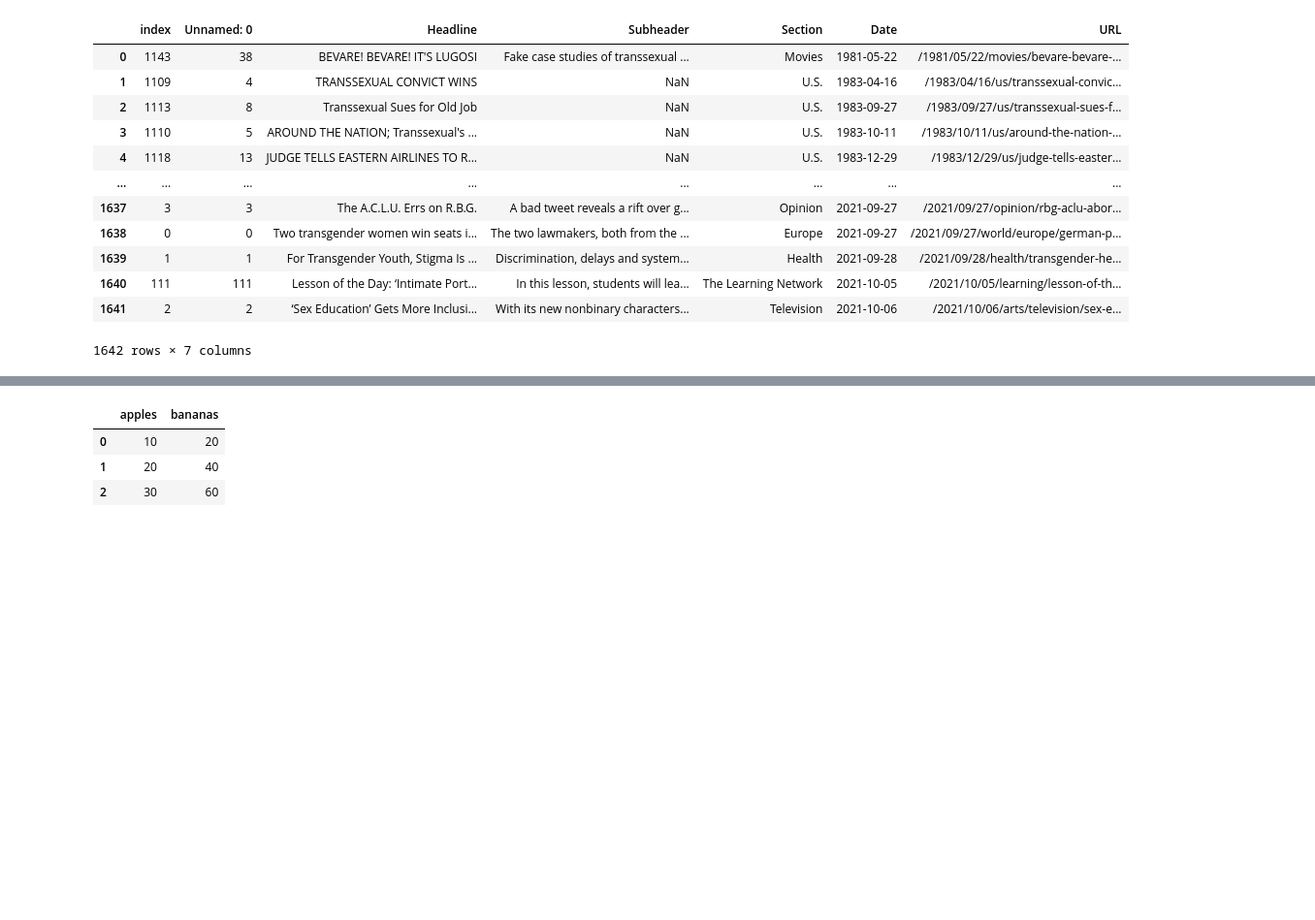
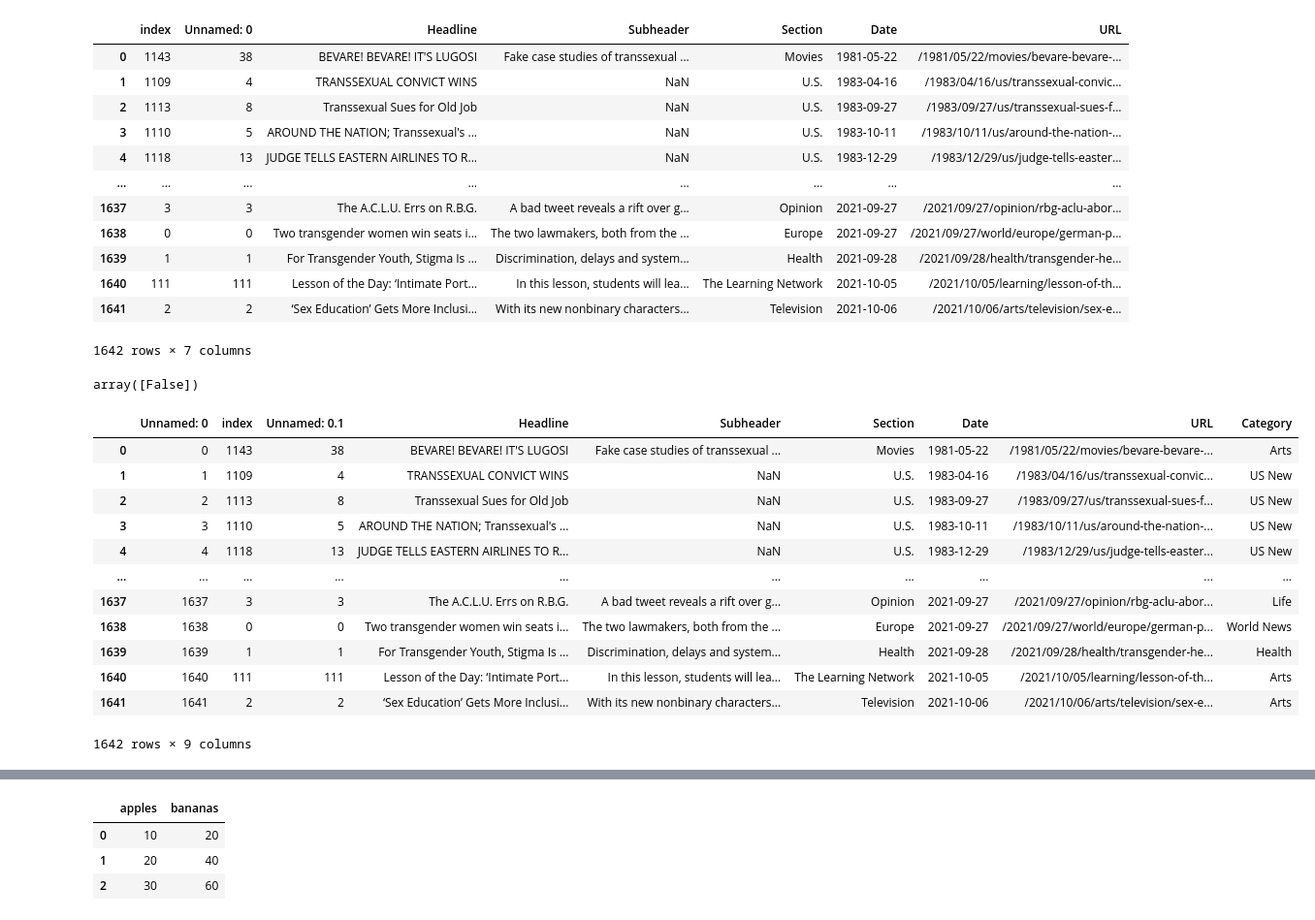
Before and after one commit to julia-claira/NYTimes_Web_Scrape, a Jupyter notebook: NYTimes_Search.ipynb, the cells around one changed output, grey strips where cells are left out. Shown: that part at 97% size. Saved outputs shown, nothing was run; the diff lists cells and outputs as text; code cells hidden in the pictures; blank space fills up the shorter version.

```diff
--- a/NYTimes_Search.ipynb
+++ b/NYTimes_Search.ipynb
@@ -324,0 +328,5 @@ for i, row in nytimes_trans_db.iterrows():
+# %%
+#checks for duplicated rows
+nytimes_trans_db.duplicated().unique()
+# %% [output]
+array([False])
@@ -324,0 +336,16 @@ for i, row in nytimes_trans_db.iterrows():
+# %%
+nytimes_trans_db
+# %% [output]
+|  | Unnamed: 0 | index | Unnamed: 0.1 | Headline | Subheader | Section | Date | URL | Category |
+| 0 | 0 | 1143 | 38 | BEVARE! BEVARE! IT'S LUGOSI | Fake case studies of transsexual ... | Movies | 1981-05-22 | /1981/05/22/movies/bevare-bevare-... | Arts |
+| 1 | 1 | 1109 | 4 | TRANSSEXUAL CONVICT WINS | NaN | U.S. | 1983-04-16 | /1983/04/16/us/transsexual-convic... | US New |
+| 2 | 2 | 1113 | 8 | Transsexual Sues for Old Job | NaN | U.S. | 1983-09-27 | /1983/09/27/us/transsexual-sues-f... | US New |
+| 3 | 3 | 1110 | 5 | AROUND THE NATION; Transsexual's ... | NaN | U.S. | 1983-10-11 | /1983/10/11/us/around-the-nation-... | US New |
+| 4 | 4 | 1118 | 13 | JUDGE TELLS EASTERN AIRLINES TO R... | NaN | U.S. | 1983-12-29 | /1983/12/29/us/judge-tells-easter... | US New |
+| ... | ... | ... | ... | ... | ... | ... | ... | ... | ... |
+| 1637 | 1637 | 3 | 3 | The A.C.L.U. Errs on R.B.G. | A bad tweet reveals a rift over g... | Opinion | 2021-09-27 | /2021/09/27/opinion/rbg-aclu-abor... | Life |
+| 1638 | 1638 | 0 | 0 | Two transgender women win seats i... | The two lawmakers, both from the ... | Europe | 2021-09-27 | /2021/09/27/world/europe/german-p... | World News |
+| 1639 | 1639 | 1 | 1 | For Transgender Youth, Stigma Is ... | Discrimination, delays and system... | Health | 2021-09-28 | /2021/09/28/health/transgender-he... | Health |
+| 1640 | 1640 | 111 | 111 | Lesson of the Day: ‘Intimate Port... | In this lesson, students will lea... | The Learning Network | 2021-10-05 | /2021/10/05/learning/lesson-of-th... | Arts |
+| 1641 | 1641 | 2 | 2 | ‘Sex Education’ Gets More Inclusi... | With its new nonbinary characters... | Television | 2021-10-06 | /2021/10/06/arts/television/sex-e... | Arts |
+1642 rows × 9 columns
```
Also changed, not shown: parts of 6 cells of this notebook.
